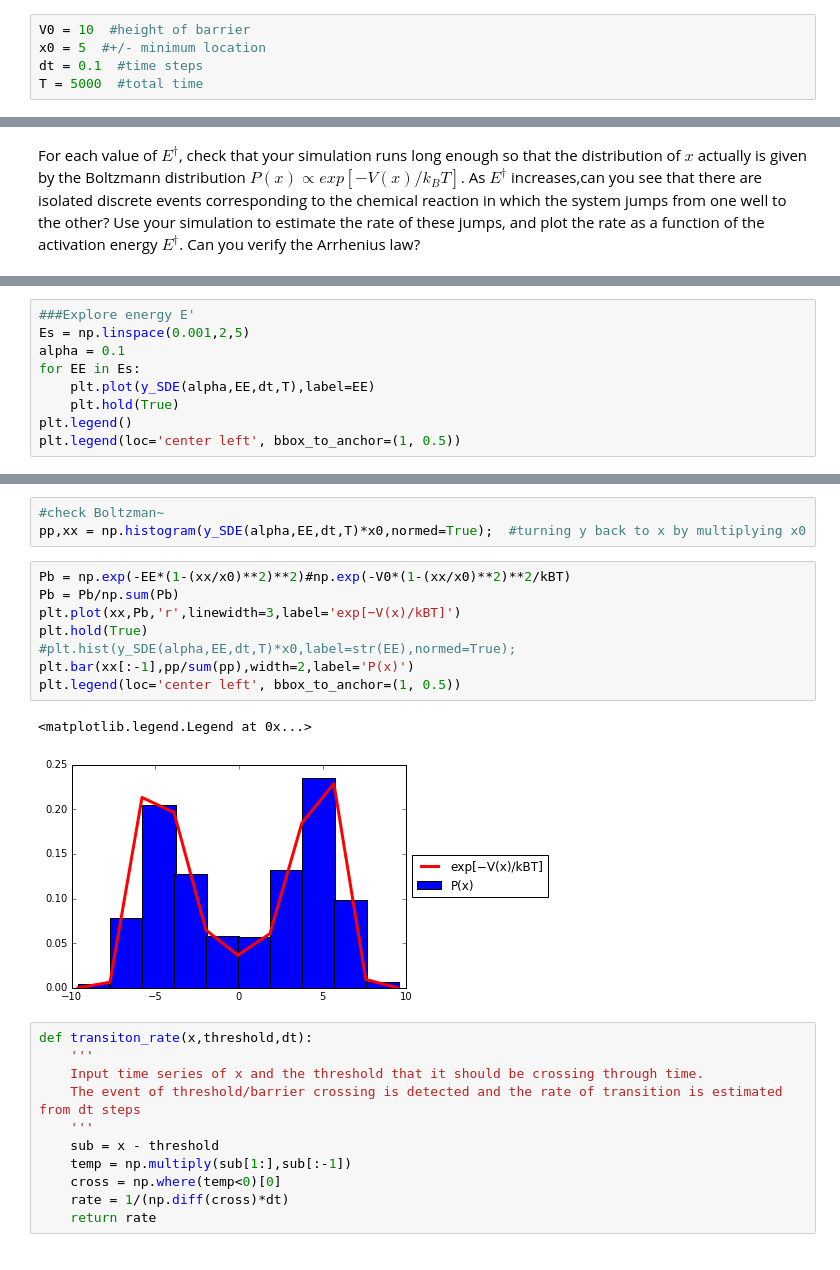
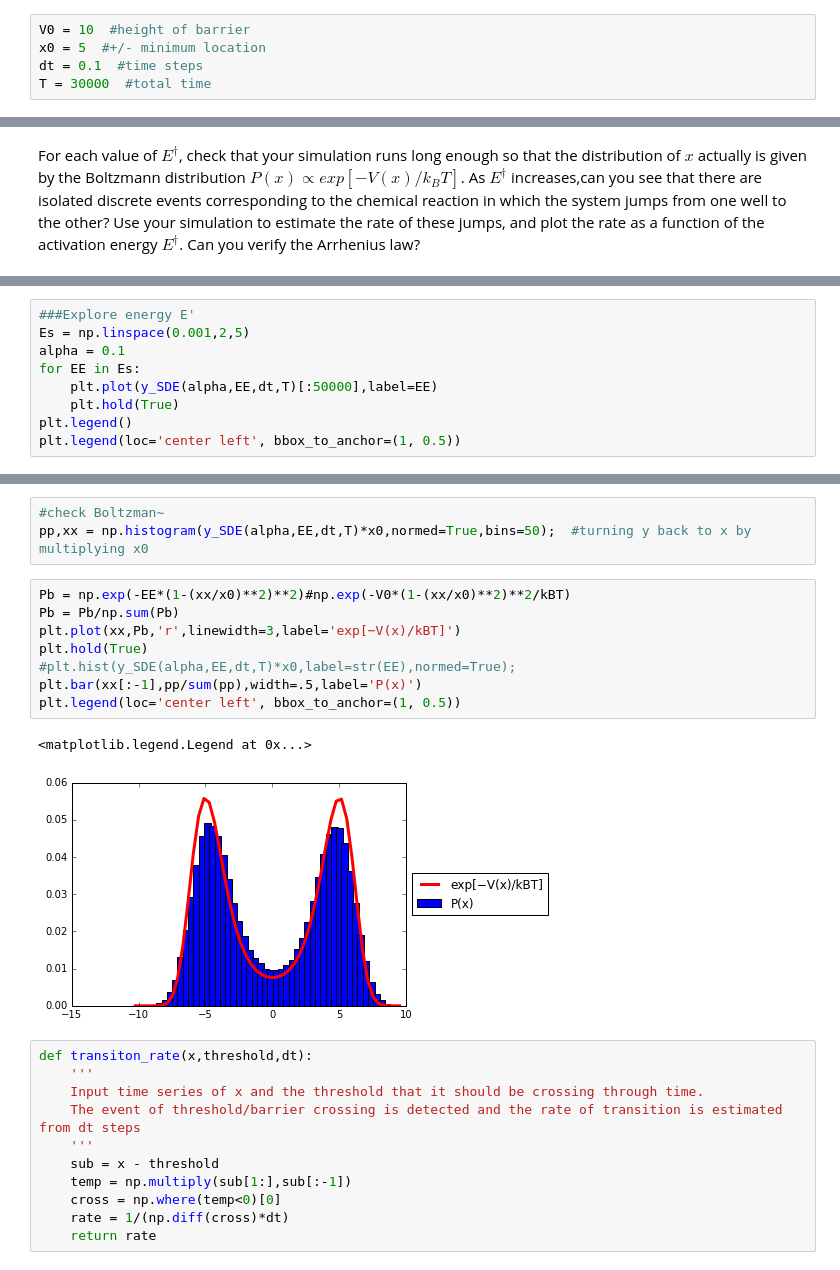
Before and after one commit to Kevin-Sean-Chen/Biophysics, a Jupyter notebook: RodCurrent_and_AactivationBarrier.ipynb, the cells around one changed output, grey strips where cells are left out. Drawn from its saved outputs; the diff is of its cells as text.

```diff
--- a/RodCurrent_and_AactivationBarrier.ipynb
+++ b/RodCurrent_and_AactivationBarrier.ipynb
@@ -158,7 +158,7 @@ $$
 V0 = 10  #height of barrier
 x0 = 5  #+/- minimum location
 dt = 0.1  #time steps
-T = 5000  #total time
+T = 30000  #total time
 # %% [markdown]
 Integrate the Langevin equation produces the term:
 
@@ -257,7 +257,7 @@ plt.legend()
 Es = np.linspace(0.001,2,5)
 alpha = 0.1
 for EE in Es:
-    plt.plot(y_SDE(alpha,EE,dt,T),label=EE)
+    plt.plot(y_SDE(alpha,EE,dt,T)[:50000],label=EE)
     plt.hold(True)
 plt.legend()
 plt.legend(loc='center left', bbox_to_anchor=(1, 0.5))
@@ -281,17 +281,17 @@ plt.ylabel('P(x)')
 # %%
 #check Boltzman~
-pp,xx = np.histogram(y_SDE(alpha,EE,dt,T)*x0,normed=True);  #turning y back to x by multiplying x0
+pp,xx = np.histogram(y_SDE(alpha,EE,dt,T)*x0,normed=True,bins=50);  #turning y back to x by multiplying x0
 # %%
 Pb = np.exp(-EE*(1-(xx/x0)**2)**2)#np.exp(-V0*(1-(xx/x0)**2)**2/kBT)
 Pb = Pb/np.sum(Pb)
 plt.plot(xx,Pb,'r',linewidth=3,label='exp[−V(x)/kBT]')
 plt.hold(True)
 #plt.hist(y_SDE(alpha,EE,dt,T)*x0,label=str(EE),normed=True);
-plt.bar(xx[:-1],pp/sum(pp),width=2,label='P(x)')
+plt.bar(xx[:-1],pp/sum(pp),width=.5,label='P(x)')
 plt.legend(loc='center left', bbox_to_anchor=(1, 0.5))
 # %% [output]
 <matplotlib.legend.Legend at 0x...>
-[figure, old version]
+[figure, new version]
 # %%
 def transiton_rate(x,threshold,dt):
     '''
```
Also changed, not shown: parts of 11 cells of this notebook, 3 other files.
